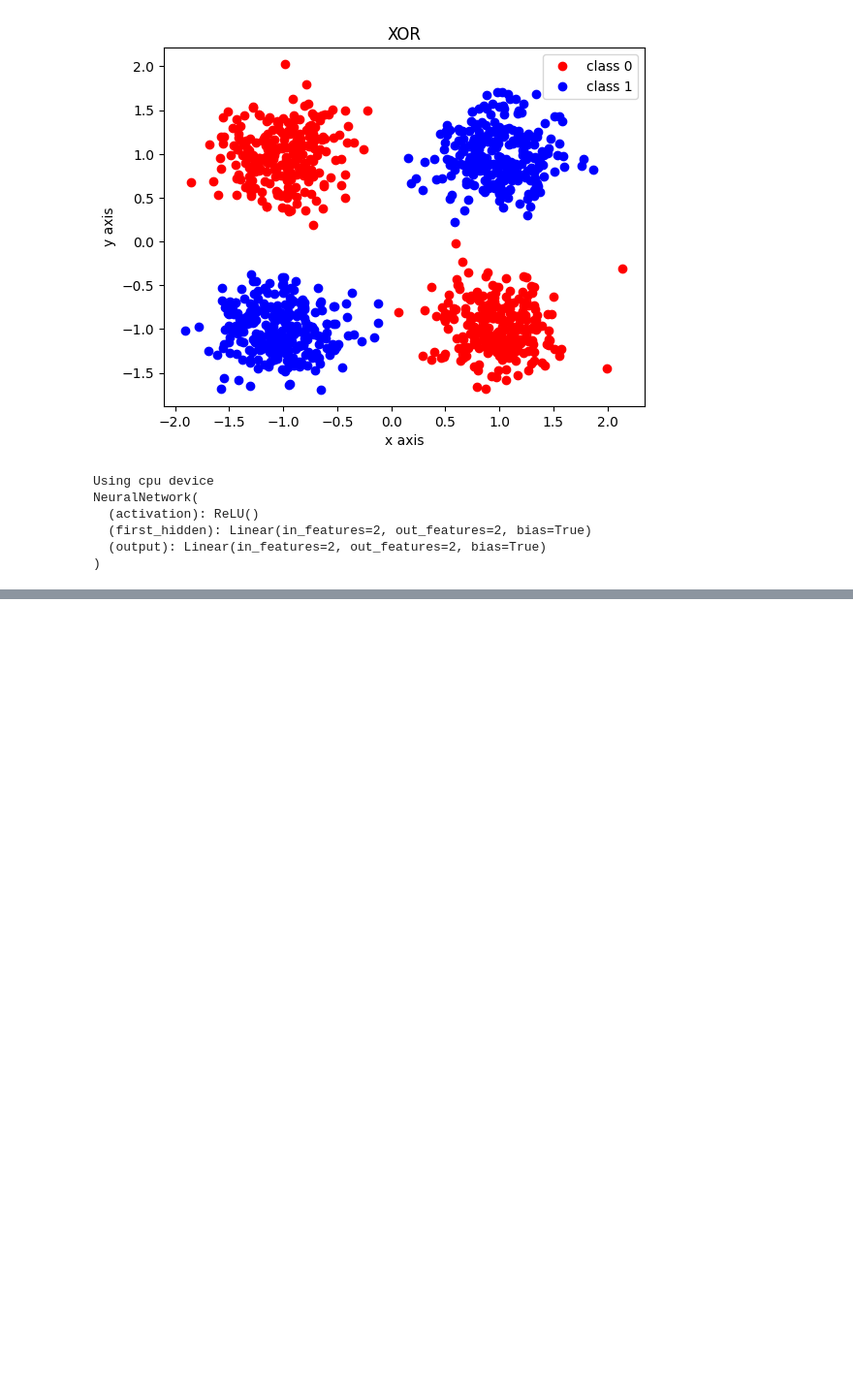
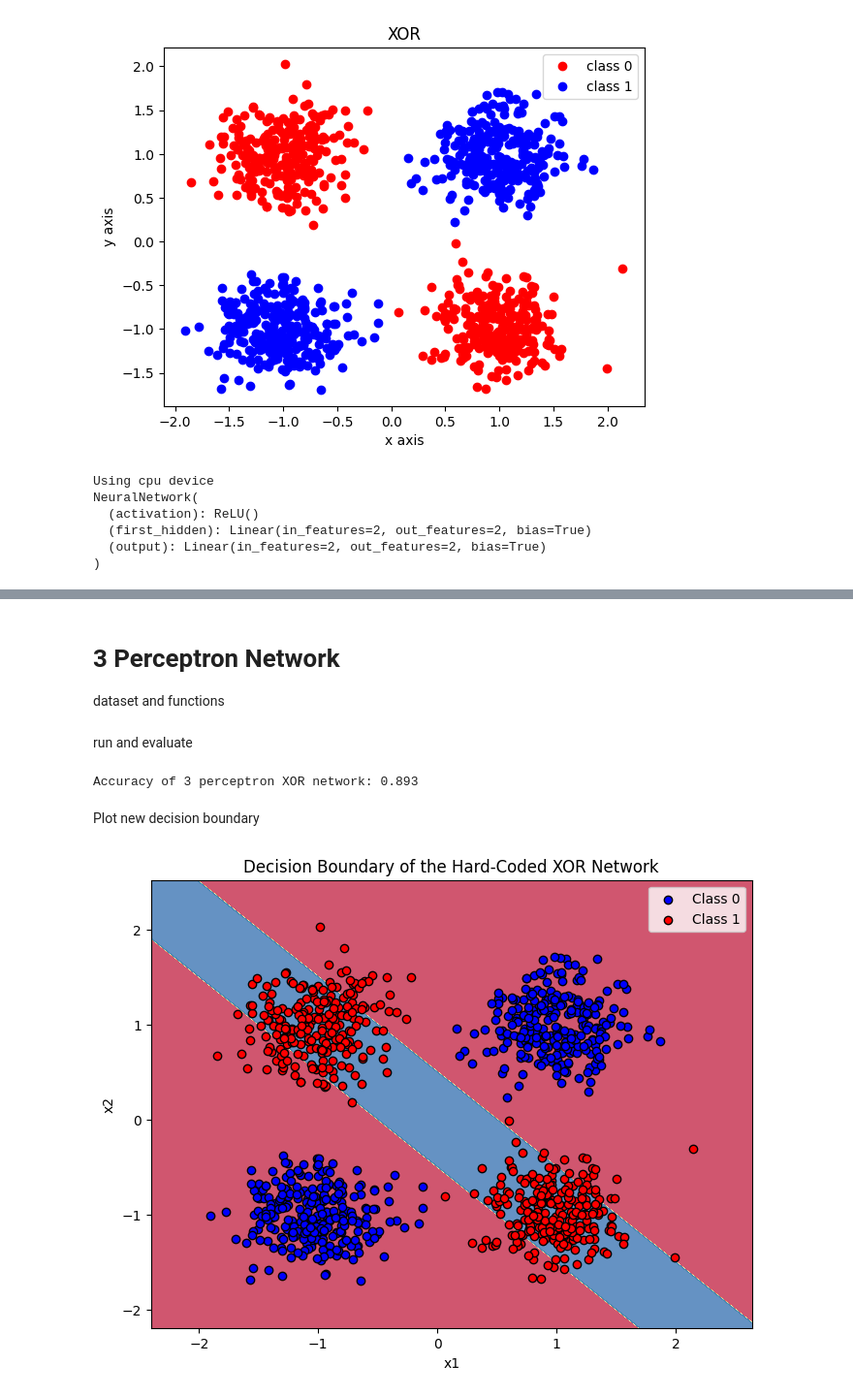
Before and after one commit to CWill22/NeuralHW3, a Jupyter notebook: Will_Curry_XOR_FCN_.ipynb, the cells around one changed output, grey strips where cells are left out. Shown at 97% size. Drawn from its saved outputs; the diff is of its cells as text; code cells hidden in the pictures; blank space fills up the shorter version.

```diff
--- a/Will_Curry_XOR_FCN_.ipynb
+++ b/Will_Curry_XOR_FCN_.ipynb
@@ -162,0 +164,3 @@ plot_decision_boundary(predict, X, Y)
+# %% [markdown]
+# 3 Perceptron Network
+dataset and functions
@@ -162,0 +213,55 @@ plot_decision_boundary(predict, X, Y)
+# %% [markdown]
+run and evaluate
+# %%
+# Suppose X is your Nx2 numpy array of inputs,
+# and Y is the corresponding XOR labels (0 or 1).
+
+preds = np.array([xor_network(xi) for xi in X])
+accuracy = np.mean(preds == Y)
+print("Accuracy of 3 perceptron XOR network:", accuracy)
+# %% [output]
+Accuracy of 3 perceptron XOR network: 0.893
+# %% [markdown]
+Plot new decision boundary
+# %%
+def plot_decision_boundary(predict_func, X, Y, resolution=0.01):
+    """
+    Plots the decision boundary of a given prediction function.
+
+    Parameters:
+    - predict_func: A function that takes a 2D point and returns 0 or 1.
+    - X: (N x 2) numpy array of input features.
+    - Y: (N,) numpy array of true labels.
+    - resolution: grid step size.
+    """
+    # Determine the boundaries of the plot with some padding.
+    x_min, x_max = X[:, 0].min() - 0.5, X[:, 0].max() + 0.5
+    y_min, y_max = X[:, 1].min() - 0.5, X[:, 1].max() + 0.5
+
+    # Create a grid of points.
+    xx, yy = np.meshgrid(np.arange(x_min, x_max, resolution),
+                         np.arange(y_min, y_max, resolution))
+
+    # Compute predictions over the grid.
+    grid_points = np.c_[xx.ravel(), yy.ravel()]
+    Z = np.array([predict_func(point) for point in grid_points])
+    Z = Z.reshape(xx.shape)
+
+    # Plot the decision boundary.
+    plt.figure(figsize=(8, 6))
+    plt.contourf(xx, yy, Z, cmap=plt.cm.Spectral, alpha=0.8)
+
+    # Overlay the original dataset.
+    plt.scatter(X[Y == 0, 0], X[Y == 0, 1], c='blue', edgecolor='k', label='Class 0')
+    plt.scatter(X[Y == 1, 0], X[Y == 1, 1], c='red', edgecolor='k', label='Class 1')
+
+    plt.title('Decision Boundary of the Hard-Coded XOR Network')
+    plt.xlabel('x1')
+    plt.ylabel('x2')
+    plt.legend()
+    plt.show()
+
+# 4. Run the network on the dataset and visualize the decision boundary.
+plot_decision_boundary(xor_network, X, Y)
+# %% [output]
+[figure, added]
```
Also changed, not shown: parts of 4 cells of this notebook.
